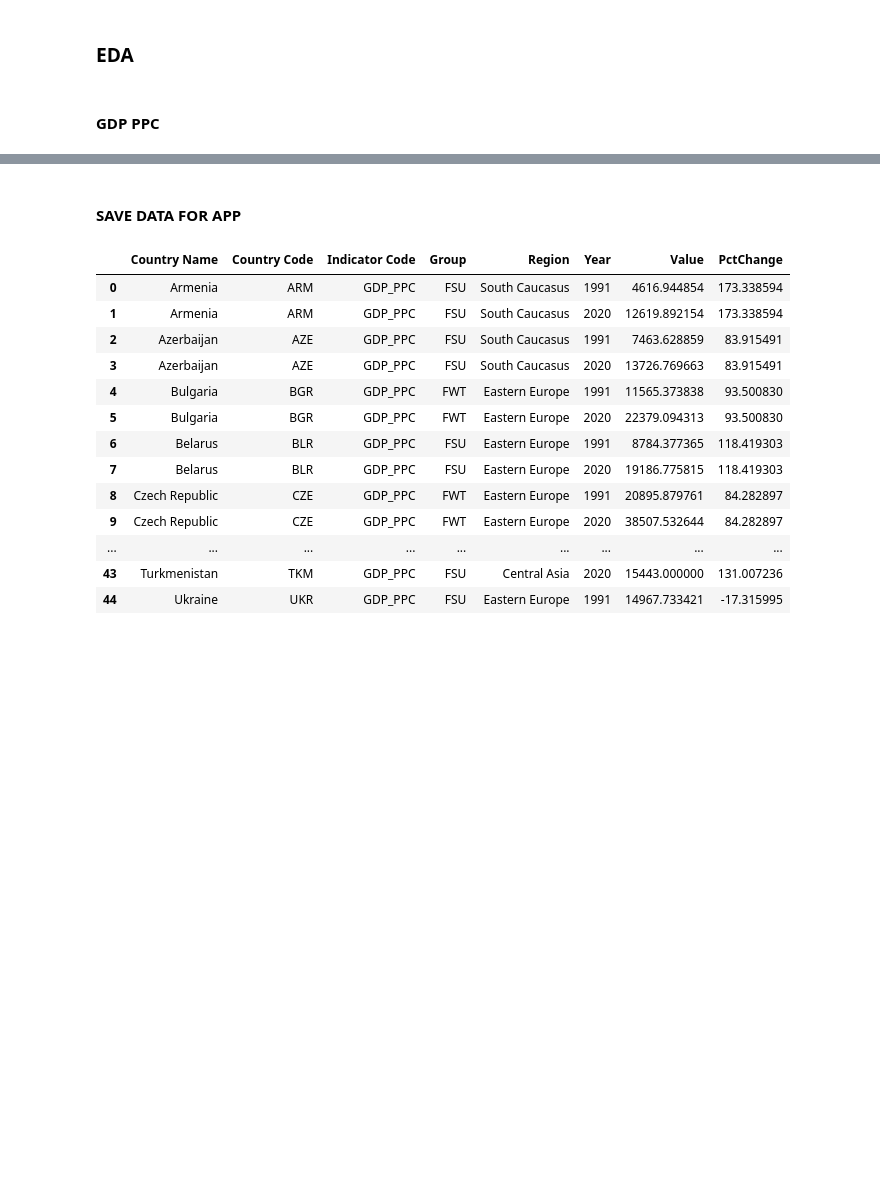
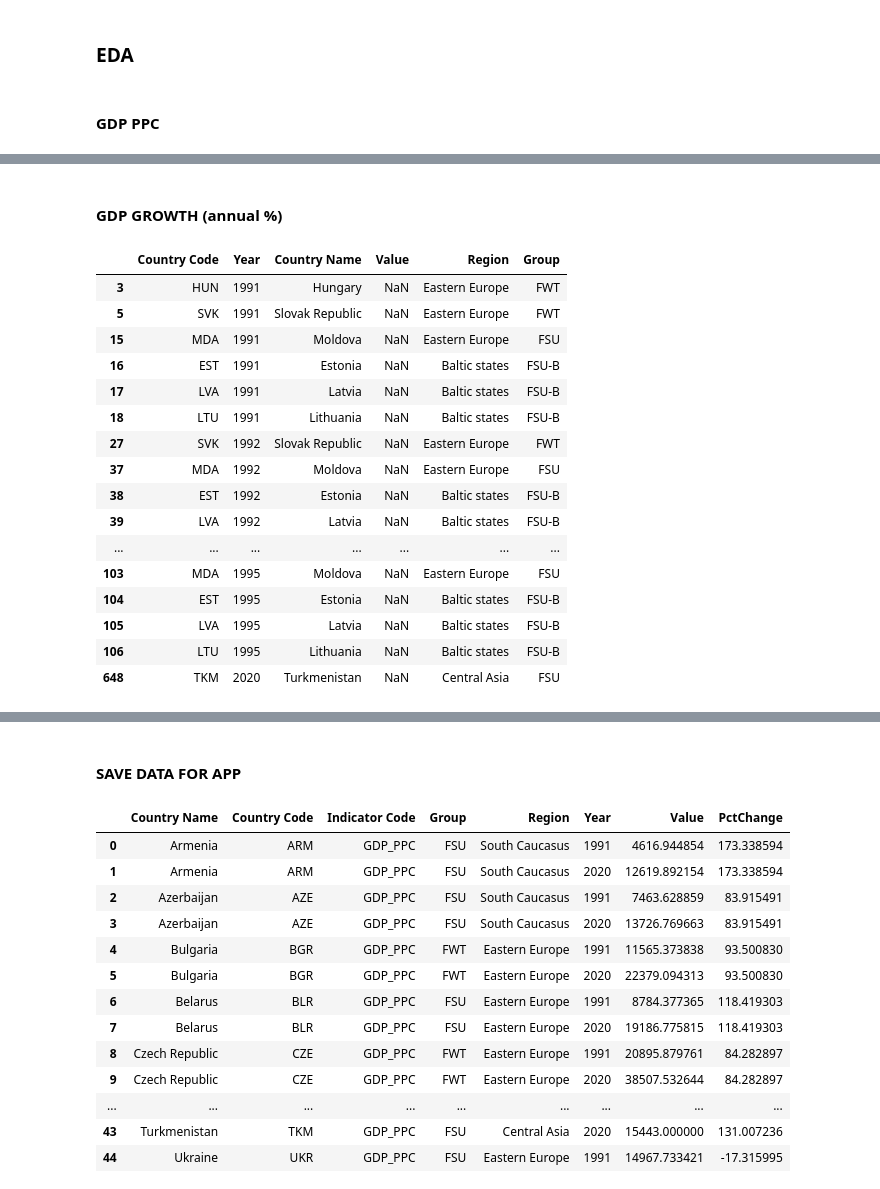
Before and after one commit to d2ski/fsu-fwt-development, a Jupyter notebook: explore.ipynb, the cells around one changed output, grey strips where cells are left out. Drawn from its saved outputs; the diff is of its cells as text; code cells hidden in the pictures; blank space fills up the shorter version.

Commit message:
GDP growth

```diff
--- a/explore.ipynb
+++ b/explore.ipynb
@@ -677,0 +717,33 @@ alt.hconcat(
+# %% [markdown]
+#### GDP GROWTH (annual %)
+# %%
+# NY.GDP.MKTP.KD.ZG
+
+gdpchg_df = wb.data.DataFrame('NY.GDP.MKTP.KD.ZG', iso_codes + ['EUU'], time=range(1991, 2021), labels=True, skipAggs=False)
+# %%
+gdpchg = gdpchg_df.reset_index().rename(columns={'index': 'Country Code', 'Country': 'Country Name'})
+gdpchg = pd.wide_to_long(gdpchg, 'YR', i='Country Code', j='Year').reset_index().rename(columns={'YR': 'Value'})
+gdpchg = gdpchg.merge(countries_df.drop(['independence', 'Country Name'], axis=1), how='left', on='Country Code')
+
+gdpchg.loc[gdpchg['Country Code'].isin(['LTU', 'LVA', 'EST']), 'Group'] = 'FSU-B'
+gdpchg.loc[gdpchg['Country Code'].isin(['EUU']), 'Group'] = 'EUU'
+# %%
+gdpchg.loc[gdpchg.Value.isna()]
+# %% [output]
+|  | Country Code | Year | Country Name | Value | Region | Group |
+| 3 | HUN | 1991 | Hungary | NaN | Eastern Europe | FWT |
+| 5 | SVK | 1991 | Slovak Republic | NaN | Eastern Europe | FWT |
+| 15 | MDA | 1991 | Moldova | NaN | Eastern Europe | FSU |
+| 16 | EST | 1991 | Estonia | NaN | Baltic states | FSU-B |
+| 17 | LVA | 1991 | Latvia | NaN | Baltic states | FSU-B |
+| 18 | LTU | 1991 | Lithuania | NaN | Baltic states | FSU-B |
+| 27 | SVK | 1992 | Slovak Republic | NaN | Eastern Europe | FWT |
+| 37 | MDA | 1992 | Moldova | NaN | Eastern Europe | FSU |
+| 38 | EST | 1992 | Estonia | NaN | Baltic states | FSU-B |
+| 39 | LVA | 1992 | Latvia | NaN | Baltic states | FSU-B |
+| ... | ... | ... | ... | ... | ... | ... |
+| 103 | MDA | 1995 | Moldova | NaN | Eastern Europe | FSU |
+| 104 | EST | 1995 | Estonia | NaN | Baltic states | FSU-B |
+| 105 | LVA | 1995 | Latvia | NaN | Baltic states | FSU-B |
+| 106 | LTU | 1995 | Lithuania | NaN | Baltic states | FSU-B |
+| 648 | TKM | 2020 | Turkmenistan | NaN | Central Asia | FSU |
```
Also changed, not shown: parts of 23 cells of this notebook, 2 other files.
